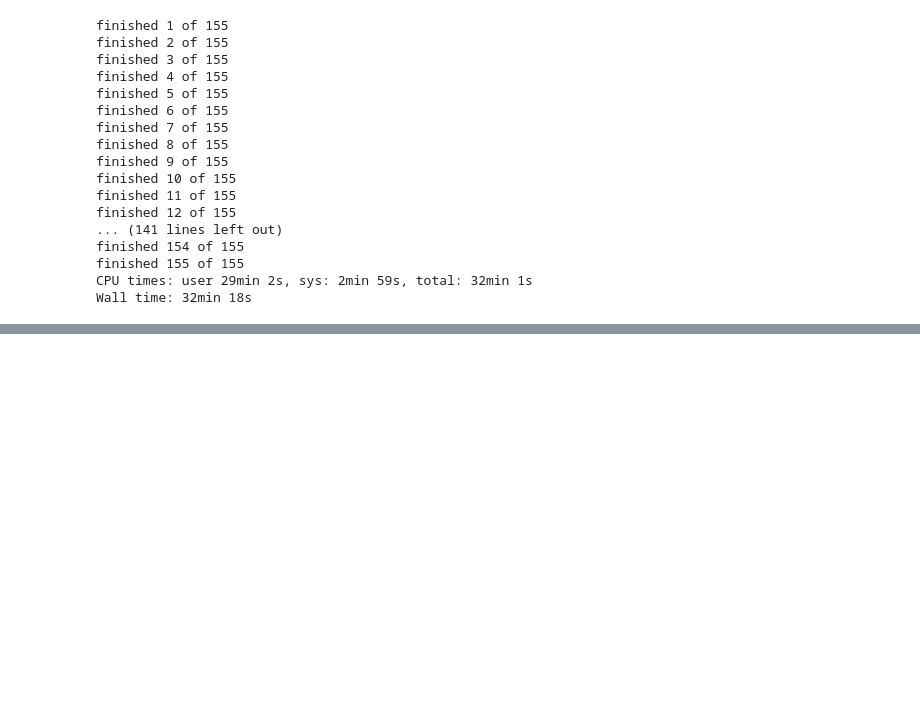
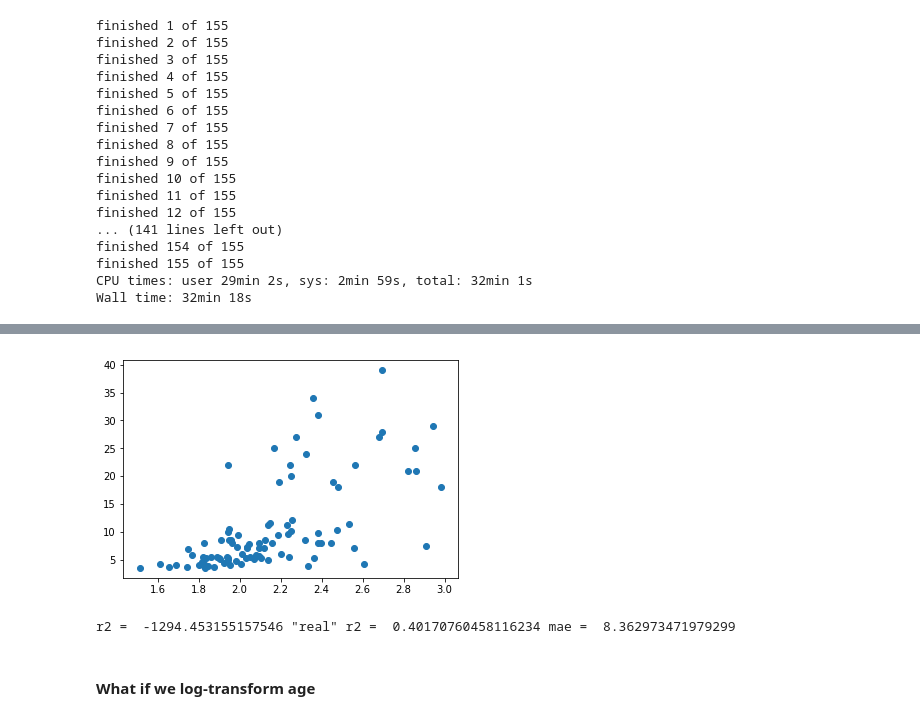
Before and after one commit to illdopejake/RS2018_Nilearn_tutorial, a Jupyter notebook: DeNovo_age_prediction.ipynb, the cells around one changed output, grey strips where cells are left out. Cells and saved outputs as stored; diff of their text form; code cells hidden in the pictures; blank space fills up the shorter version.

Commit message:
first cross-val predictions on training data

```diff
--- a/DeNovo_age_prediction.ipynb
+++ b/DeNovo_age_prediction.ipynb
@@ -166,0 +174,11 @@ StratifiedShuffleSplit?
+# %%
+age_groups = pheno.AgeGroup
+# %%
+from sklearn.model_selection import StratifiedShuffleSplit
+splitter = StratifiedShuffleSplit(n_splits=1, test_size=0.4, random_state=123)
+splits = splitter.split(all_features,age_groups)
+# %%
+for train_index, test_index in splits:
+    X_train, X_test = X[train_index], X[test_index]
+    y_train, y_test = full_y[train_index], full_y[test_index]
+    ageGroup_train, ageGroup_test = age_groups[train_index], age_groups[test_index]
@@ -166,0 +212,9 @@ StratifiedShuffleSplit?
+# %%
+from sklearn.ensemble import RandomForestRegressor
+from sklearn.model_selection import cross_val_predict, cross_val_score
+
+rf = RandomForestRegressor(n_estimators=20, random_state=123)
+y_pred = cross_val_predict(rf, X_train, y_train, groups=ageGroup_train, cv=10)
+r2_score = cross_val_score(rf, X_train, y_train, groups=ageGroup_train, cv=10)
+mae_score = cross_val_score(rf, X_train, y_train, groups=ageGroup_train, cv=10,
+                           scoring = 'neg_mean_absolute_error')
@@ -166,0 +234,15 @@ StratifiedShuffleSplit?
+# %%
+from sklearn.metrics import r2_score, mean_absolute_error
+from scipy.stats import pearsonr
+plt.close()
+plt.scatter(y_pred, y_train)
+plt.show()
+
+print('r2 = ',r2_score(y_pred,y_train),
+      '"real" r2 = ', pearsonr(y_pred,y_train)[0]**2,
+     'mae = ',mean_absolute_error(y_pred,y_train))
+# %% [output]
+[figure, added]
+r2 =  -1294.453155157546 "real" r2 =  0.40170760458116234 mae =  8.362973471979299
+# %% [markdown]
+#### What if we log-transform age
```
Also changed, not shown: parts of 18 cells of this notebook.
